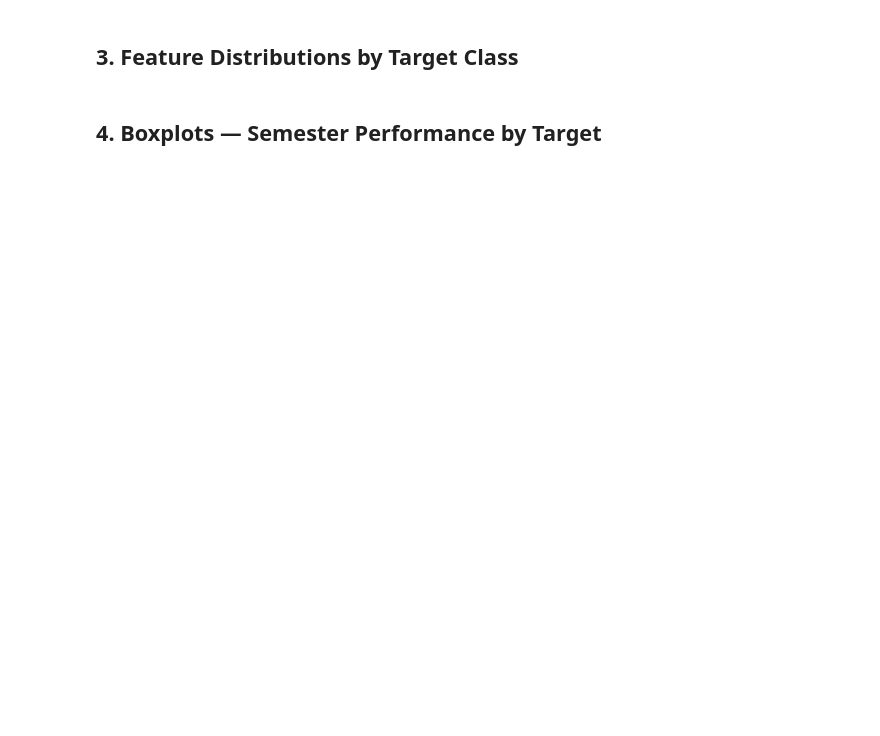
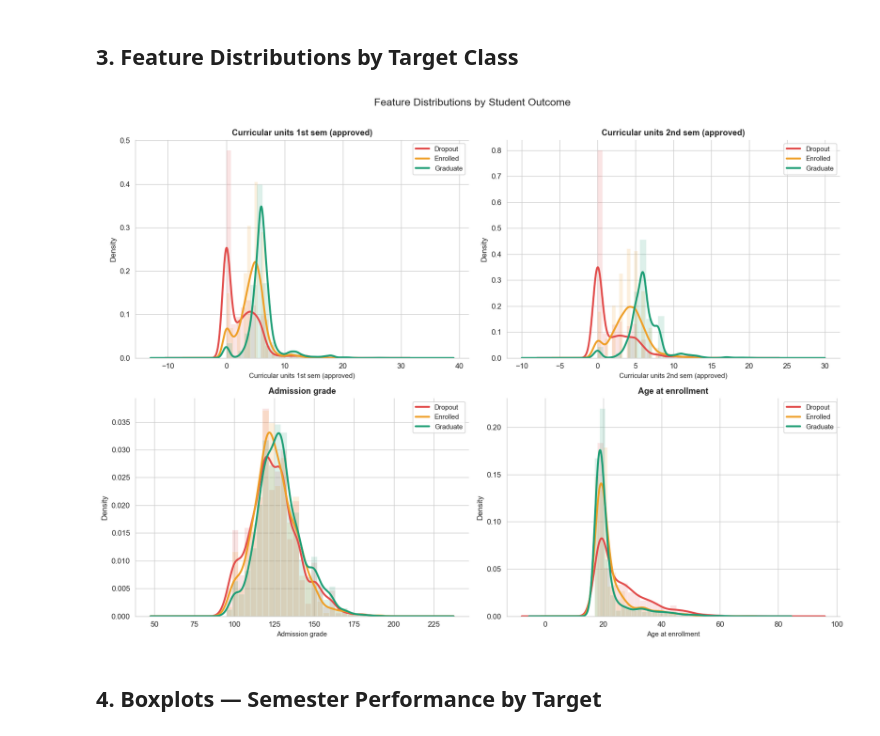
Before and after one commit to Lambert-Nguyen/cmpe255-student-dropout-prediction, a Jupyter notebook: notebooks/02_eda_visualization.ipynb, the cells around one changed output. Drawn from its saved outputs; the diff is of its cells as text; code cells hidden in the pictures; blank space fills up the shorter version.

```diff
--- a/notebooks/02_eda_visualization.ipynb
+++ b/notebooks/02_eda_visualization.ipynb
@@ -58,2 +156,31 @@ pass
+# %%
+# 3. Feature distributions by target class — 2×2 KDE/histogram subplot grid
+key_features = [
+    'Curricular units 1st sem (approved)',
+    'Curricular units 2nd sem (approved)',
+    'Admission grade',
+    'Age at enrollment',
+]
+
+fig, axes = plt.subplots(2, 2, figsize=(14, 10))
+axes = axes.flatten()
+
+for ax, feat in zip(axes, key_features):
+    for cls in ORDER:
+        subset = df[df['Target'] == cls][feat].dropna()
+        subset.plot.kde(ax=ax, label=cls, color=COLORS[cls], linewidth=2.5)
+        ax.hist(subset, bins=25, density=True, alpha=0.15, color=COLORS[cls])
+    ax.set_title(feat, fontsize=11, fontweight='bold')
+    ax.set_xlabel(feat, fontsize=9)
+    ax.set_ylabel('Density')
+    ax.legend(fontsize=9)
+    sns.despine(ax=ax)
+
+fig.suptitle('Feature Distributions by Student Outcome', fontsize=14, y=1.01)
+plt.tight_layout()
+fig.savefig('../results/figures/feature_distributions.png', dpi=150, bbox_inches='tight')
+plt.show()
+# %% [output]
+[figure, added]
 # %% [markdown]
 ## 4. Boxplots — Semester Performance by Target
```
Also changed, not shown: parts of 18 cells of this notebook, 41 other files.
